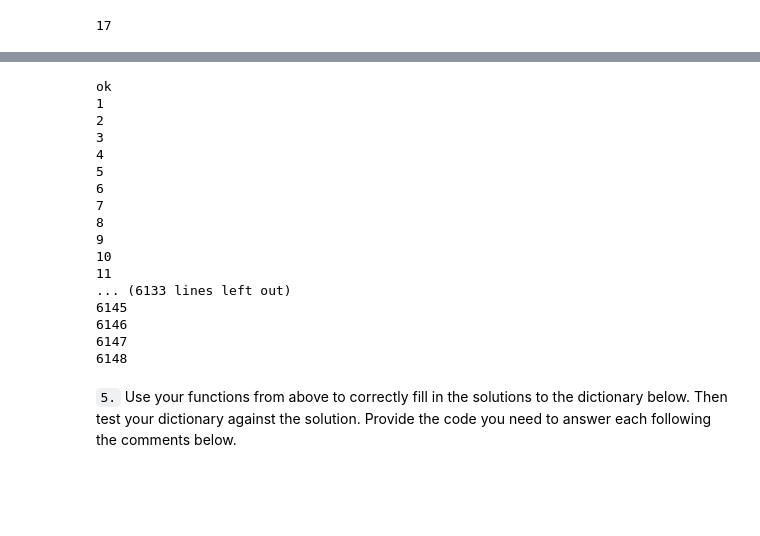
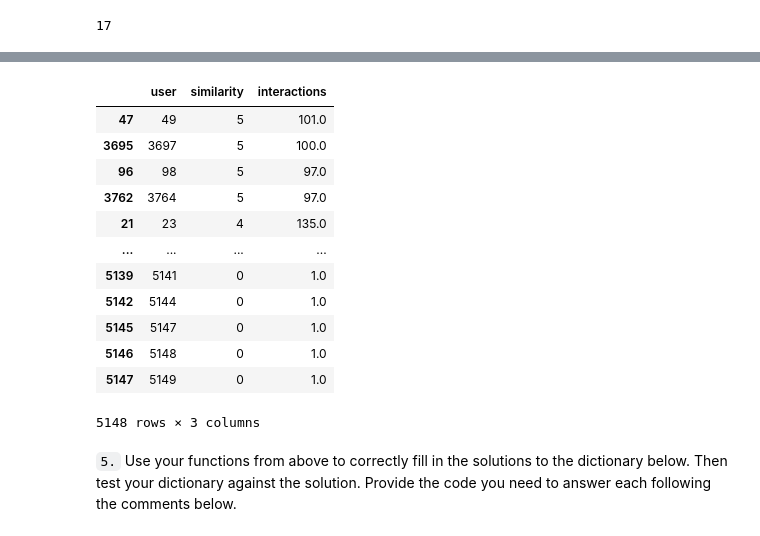
Before and after one commit to muellermax/IBMRecommender, a Jupyter notebook: Recommendations_with_IBM.ipynb, the cells around one changed output, grey strips where cells are left out. Saved outputs shown, nothing was run; the diff lists cells and outputs as text; code cells hidden in the pictures; blank space fills up the shorter version.

Commit message:
Finished get_top_sorted_users function

```diff
--- a/Recommendations_with_IBM.ipynb
+++ b/Recommendations_with_IBM.ipynb
@@ -619,62 +623,49 @@ len(article_ids)
 # %%
 user_id = 1
 
 
 # Create empty lists to store similarities (dot product) and user ids
 similarities = []
 users = []
-num_interactions = []
+num_interactions = list(user_item.sum(axis = 1))
 
 # Create list with user indices for for-loop
 indices = list(user_item.index)
 
 # Loop through indices, compute dot product of the row with user_id row, return similarity and user
 for i in range(len(indices)):
     similarities.append(user_item.iloc[user_id].dot(user_item.iloc[i]))
     users.append(indices[i])
 
 # Delete user_id from similarities and users
 del similarities [user_id]
 del users [user_id]
+del num_interactions[user_id]
 
-print('ok')
-counter = 0
-for user in users:
-    user_interactions = 0
-    for col in user_item.columns:
-        if list(user_item[user_item.index == user][col])[0] == 1:
-            user_interactions += 1
-            counter += 1
-            print(counter)
-    num_interactions.append(user_interactions)
-
-
-num_interactions
 
 
  # Make dictionary and dataframe to sort values (problably this could be done easier, e.g. with zip?)
-#dict = {'users': users,
-#       'similarities': similarities}
-#df = pd.DataFrame(dict)
-#sorted_df = df.sort_values('similarities', ascending = False)
+dict = {'user': users,
+       'similarity': similarities,
+       'interactions': num_interactions}
+df = pd.DataFrame(dict)
+sorted_df = df.sort_values(by = ['similarity', 'interactions'], ascending = False)
+
+sorted_df
 # %% [output]
+|  | user | similarity | interactions |
+| 47 | 49 | 5 | 101.0 |
+| 3695 | 3697 | 5 | 100.0 |
+| 96 | 98 | 5 | 97.0 |
+| 3762 | 3764 | 5 | 97.0 |
+| 21 | 23 | 4 | 135.0 |
+| ... | ... | ... | ... |
+| 5139 | 5141 | 0 | 1.0 |
+| 5142 | 5144 | 0 | 1.0 |
+| 5145 | 5147 | 0 | 1.0 |
+| 5146 | 5148 | 0 | 1.0 |
+| 5147 | 5149 | 0 | 1.0 |
-ok
-1
-2
-3
-4
-5
-6
-7
-8
-9
-10
-11
-... (6133 lines left out)
-6145
-6146
-6147
-6148
+5148 rows × 3 columns
 # %%
 def get_top_sorted_users(user_id, df=df, user_item=user_item):
     '''
```
Also changed, not shown: parts of 5 cells of this notebook.
